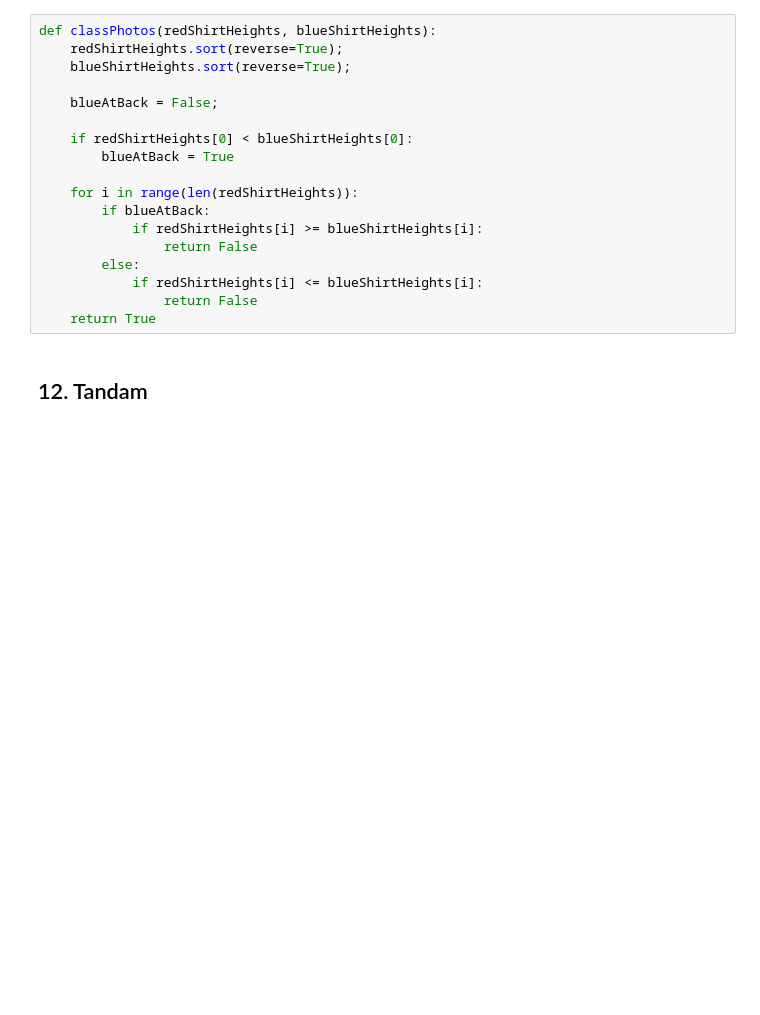
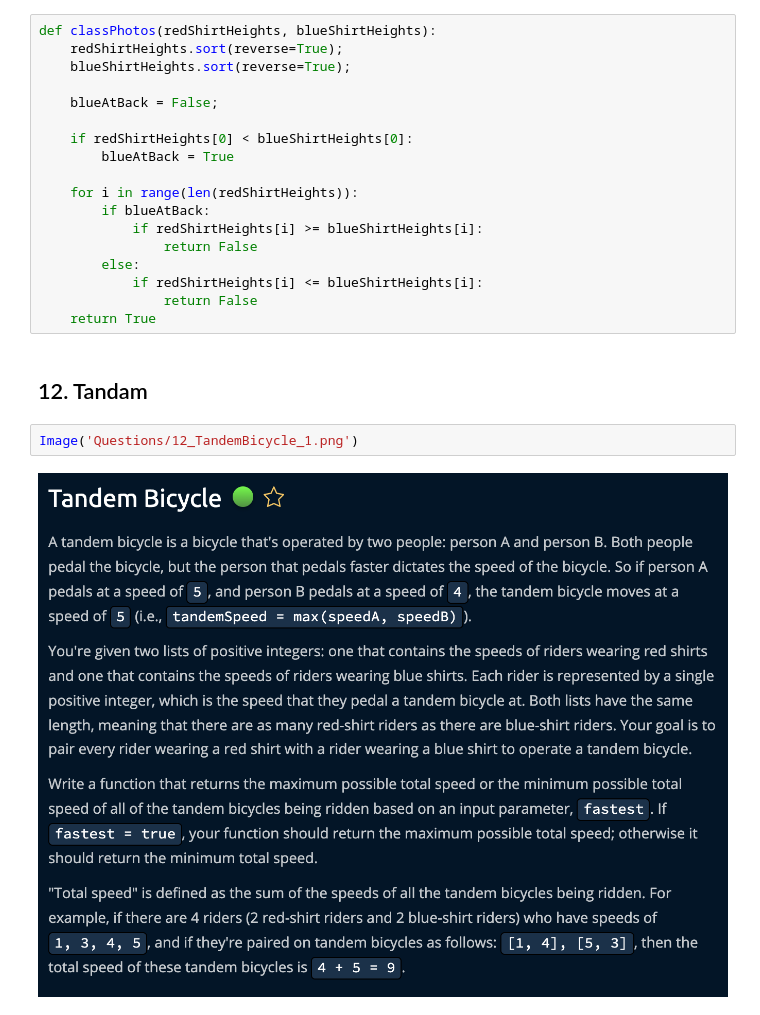
Before and after one commit to shubhamDarmwar/DataStructures, a Jupyter notebook: Excercise/EasyQuestions/Easy Questions.ipynb, the cells around one changed output. Saved outputs shown, nothing was run; the diff lists cells and outputs as text; blank space fills up the shorter version.

```diff
--- a/Excercise/EasyQuestions/Easy Questions.ipynb
+++ b/Excercise/EasyQuestions/Easy Questions.ipynb
@@ -365,3 +365,7 @@ def classPhotos(redShirtHeights, blueShirtHeights):
     return True
 # %% [markdown]
 ## 12. Tandam
+# %%
+Image('Questions/12_TandemBicycle_1.png')
+# %% [output]
+[figure, added]
```
Also changed, not shown: parts of 15 cells of this notebook, 29 other files.
